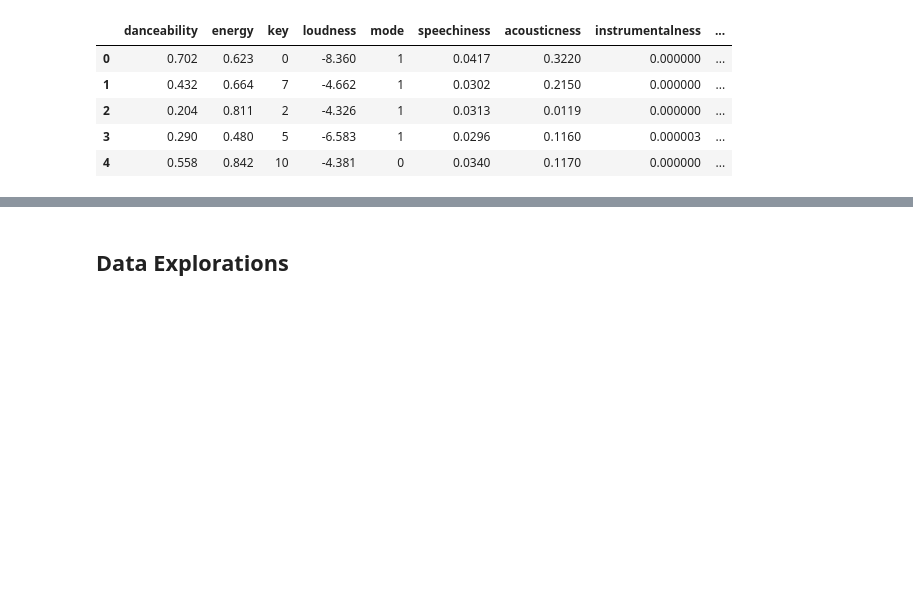
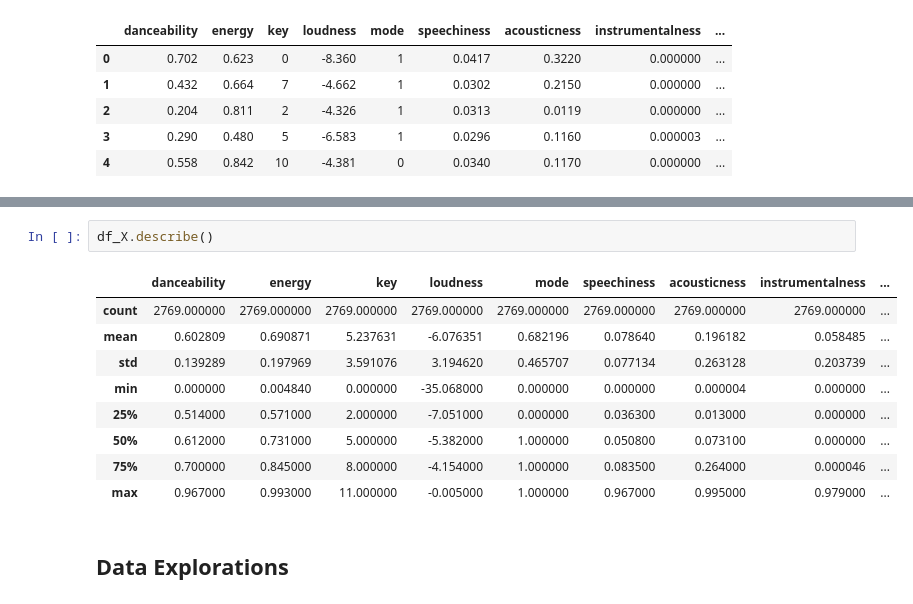
Before and after one commit to Hadryan/Personalized-Music-Recommendations, a Jupyter notebook: scikit_models.ipynb, the cells around one changed output, grey strips where cells are left out. Cells and saved outputs as stored; diff of their text form; blank space fills up the shorter version.

```diff
--- a/scikit_models.ipynb
+++ b/scikit_models.ipynb
@@ -74,3 +76,15 @@ Name: liked, dtype: int64
+# %%
+df_X.describe()
+# %% [output]
+|  | danceability | energy | key | loudness | mode | speechiness | acousticness | instrumentalness | ... |
+| count | 2769.000000 | 2769.000000 | 2769.000000 | 2769.000000 | 2769.000000 | 2769.000000 | 2769.000000 | 2769.000000 | ... |
+| mean | 0.602809 | 0.690871 | 5.237631 | -6.076351 | 0.682196 | 0.078640 | 0.196182 | 0.058485 | ... |
+| std | 0.139289 | 0.197969 | 3.591076 | 3.194620 | 0.465707 | 0.077134 | 0.263128 | 0.203739 | ... |
+| min | 0.000000 | 0.004840 | 0.000000 | -35.068000 | 0.000000 | 0.000000 | 0.000004 | 0.000000 | ... |
+| 25% | 0.514000 | 0.571000 | 2.000000 | -7.051000 | 0.000000 | 0.036300 | 0.013000 | 0.000000 | ... |
+| 50% | 0.612000 | 0.731000 | 5.000000 | -5.382000 | 1.000000 | 0.050800 | 0.073100 | 0.000000 | ... |
+| 75% | 0.700000 | 0.845000 | 8.000000 | -4.154000 | 1.000000 | 0.083500 | 0.264000 | 0.000046 | ... |
+| max | 0.967000 | 0.993000 | 11.000000 | -0.005000 | 1.000000 | 0.967000 | 0.995000 | 0.979000 | ... |
 # %% [markdown]
 ## Data Explorations
 # %%
```
Also changed, not shown: parts of 25 cells of this notebook.
